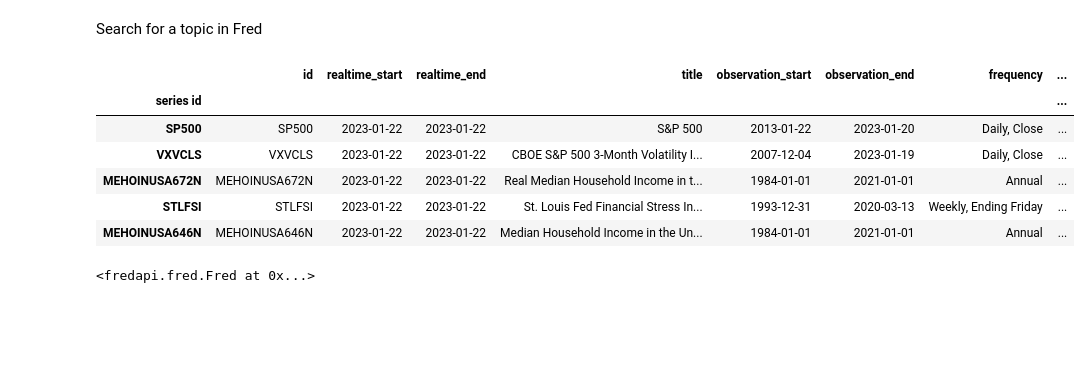
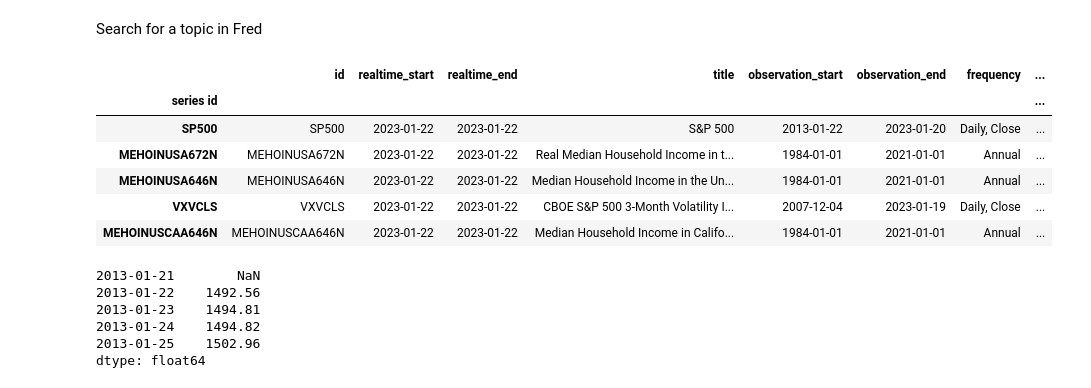
Before and after one commit to anthonymanotoa/economic_analysis, a Jupyter notebook: analysis.ipynb, the cells around one changed output. Saved outputs shown, nothing was run; the diff lists cells and outputs as text; code cells hidden in the pictures; blank space fills up the shorter version.

```diff
--- a/analysis.ipynb
+++ b/analysis.ipynb
@@ -15,7 +15,7 @@ from fredapi import Fred
 # set styles
 plt.style.use('fivethirtyeight')
 color_pal = plt.rcParams['axes.prop_cycle'].by_key()['color']
-# pd.options.display.max_rows = 500
+pd.options.display.max_rows = 500
 
 # set up fred api
 fred_api_key = os.environ.get('FRED_API_KEY')
@@ -25,16 +25,24 @@ fred = Fred(api_key=fred_api_key)
 Search for a topic in Fred
 # %%
 # search for economic data in fred
-fred.search('S&P 500')[:5]
+sp_search = fred.search('S&P 500', order_by='popularity', limit=1000)
+sp_search.head()
 # %% [output]
 |  | id | realtime_start | realtime_end | title | observation_start | observation_end | frequency | ... |
 | series id |  |  |  |  |  |  |  | ... |
 | SP500 | SP500 | 2023-01-22 | 2023-01-22 | S&P 500 | 2013-01-22 | 2023-01-20 | Daily, Close | ... |
+| MEHOINUSA672N | MEHOINUSA672N | 2023-01-22 | 2023-01-22 | Real Median Household Income in t... | 1984-01-01 | 2021-01-01 | Annual | ... |
+| MEHOINUSA646N | MEHOINUSA646N | 2023-01-22 | 2023-01-22 | Median Household Income in the Un... | 1984-01-01 | 2021-01-01 | Annual | ... |
 | VXVCLS | VXVCLS | 2023-01-22 | 2023-01-22 | CBOE S&P 500 3-Month Volatility I... | 2007-12-04 | 2023-01-19 | Daily, Close | ... |
-| MEHOINUSA672N | MEHOINUSA672N | 2023-01-22 | 2023-01-22 | Real Median Household Income in t... | 1984-01-01 | 2021-01-01 | Annual | ... |
-| STLFSI | STLFSI | 2023-01-22 | 2023-01-22 | St. Louis Fed Financial Stress In... | 1993-12-31 | 2020-03-13 | Weekly, Ending Friday | ... |
-| MEHOINUSA646N | MEHOINUSA646N | 2023-01-22 | 2023-01-22 | Median Household Income in the Un... | 1984-01-01 | 2021-01-01 | Annual | ... |
+| MEHOINUSCAA646N | MEHOINUSCAA646N | 2023-01-22 | 2023-01-22 | Median Household Income in Califo... | 1984-01-01 | 2021-01-01 | Annual | ... |
-# %%
-fred
-# %% [output]
-<fredapi.fred.Fred at 0x...>
+# %%
+# pull raw data from fred
+sp500 = fred.get_series(series_id='SP500')
+sp500.head()
+# %% [output]
+2013-01-21        NaN
+2013-01-22    1492.56
+2013-01-23    1494.81
+2013-01-24    1494.82
+2013-01-25    1502.96
+dtype: float64
```
Also changed, not shown: parts of 1 cell of this notebook.
